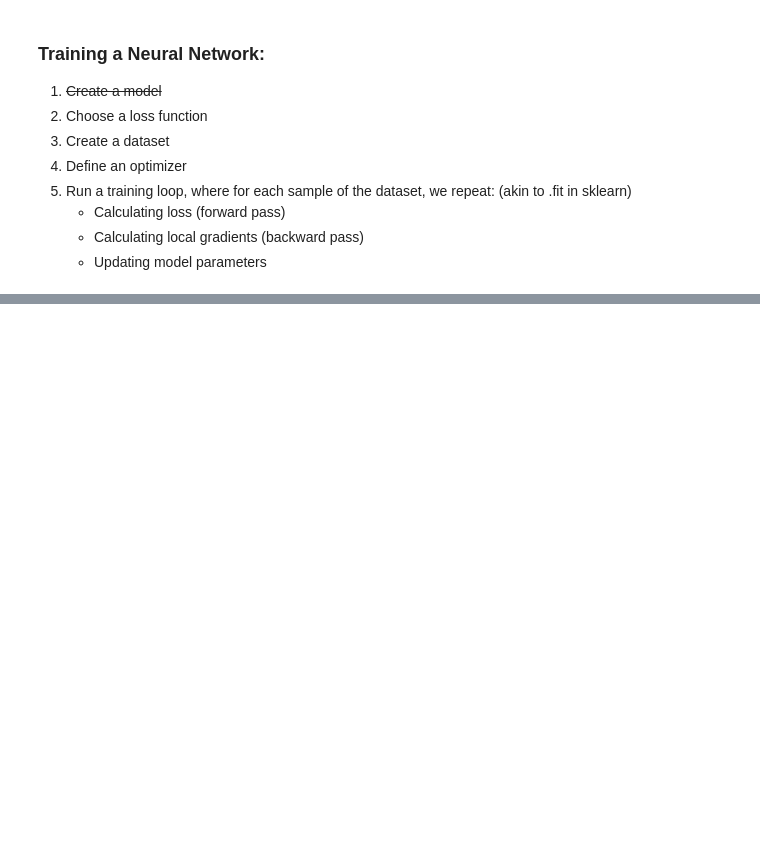
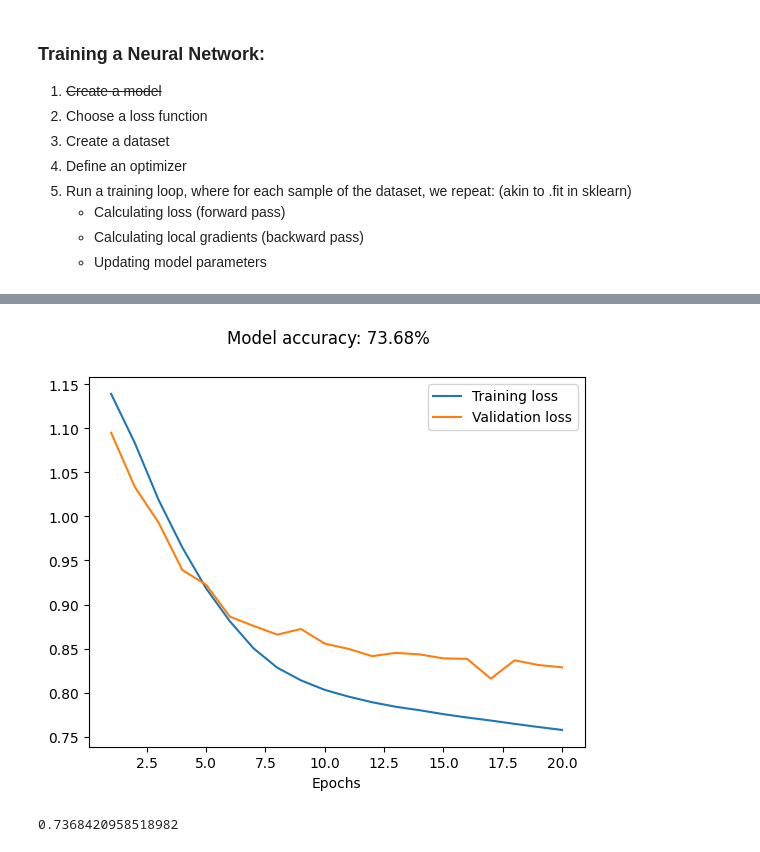
Before and after one commit to trey-black/iris_neural_net, a Jupyter notebook: iris_neural_net.ipynb, the cells around one changed output, grey strips where cells are left out. Saved outputs shown, nothing was run; the diff lists cells and outputs as text; code cells hidden in the pictures; blank space fills up the shorter version.

Commit message:
Added loss, accuracy calculations. Reorganized into a function that runs train and val data over a number of epochs. Graphed output to check for overfitting.

```diff
--- a/iris_neural_net.ipynb
+++ b/iris_neural_net.ipynb
@@ -41,7 +43,8 @@ x = scaler.fit_transform(x)
 
 x_train, x_test, y_train, y_test = train_test_split(x, y, test_size = 0.25, random_state = 888)
 
-features = torch.from_numpy(x_train)
-labels = F.one_hot(torch.from_numpy(y_train))
+train_features = torch.from_numpy(x_train)
+train_labels = F.one_hot(torch.from_numpy(y_train))
 
-# print(labels)
+val_features = torch.from_numpy(x_test)
+val_labels = F.one_hot(torch.from_numpy(y_test))
@@ -80,0 +75,57 @@ tensor([-0.0274,  0.0054,  0.0220])
+# %%
+### MODEL FUNCTION
+
+eps = np.arange(1, num_epochs+1)
+g_train_loss = []
+g_val_loss = []
+model_accuracy = []
+
+def model_run():
+    for epoch in range(num_epochs):
+        train_loss = 0.0
+        val_loss = 0.0
+        epoch_loss_train = 0.0
+        epoch_loss_val = 0.0
+
+        for i, data in enumerate(train_loader, 0):
+            optimizer.zero_grad()
+            features, target = data
+            pred = model(features)
+            loss = criterion(pred, target)
+            loss.backward()
+            optimizer.step()
+            train_loss += loss.item()
+        epoch_loss_train = train_loss / len(train_loader)
+        g_train_loss.append(epoch_loss_train)
+
+        model.eval()
+        with torch.no_grad():
+            for i, data in enumerate(val_loader, 0):
+                features, target = data
+                pred = model(features)
+                loss = criterion(pred, target)
+                val_loss += loss.item()
+                acc = metric(pred, target.argmax(dim=-1))
+        epoch_loss_val = val_loss / len(val_loader)
+        g_val_loss.append(epoch_loss_val)
+        # print(f'Epoch loss: {epoch_loss}')
+        acc = metric.compute()
+        model_accuracy.append(acc.item())
+        # print(f'Accuracy on all data: {acc}')
+        metric.reset()
+        model.train()
+
+model_run()
+
+fig, ax = plt.subplots()
+ax.plot(eps, g_train_loss, label='Training loss')
+ax.plot(eps, g_val_loss, label='Validation loss')
+plt.xlabel('Epochs')
+plt.suptitle(f'Model accuracy: {round(max(model_accuracy), 4)*100}%')
+plt.legend(loc="upper right")
+plt.show()
+
+print(max(model_accuracy))
+# %% [output]
+[figure, added]
+0.7368420958518982
```
Also changed, not shown: parts of 3 cells of this notebook.
